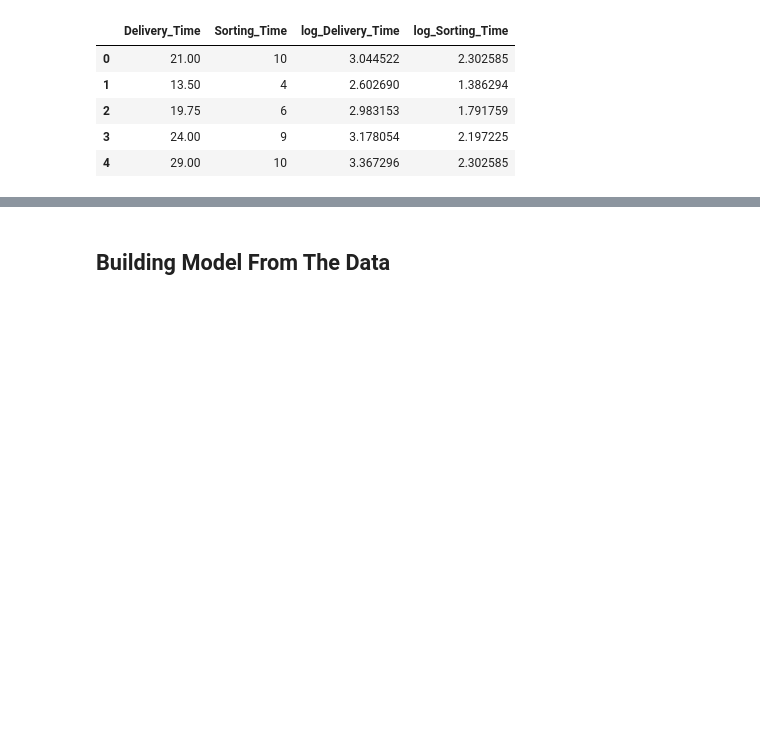
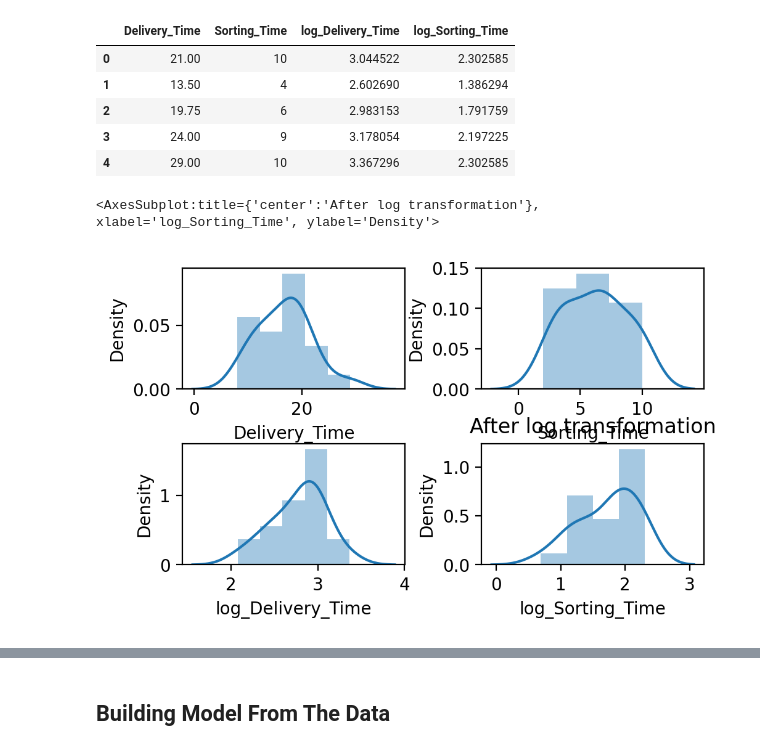
Before and after one commit to kunal-mallick/Data-Science-Assignments, a Jupyter notebook: 04_Simple Linear Regression/Code/Q1.ipynb, the cells around one changed output, grey strips where cells are left out. Drawn from its saved outputs; the diff is of its cells as text; code cells hidden in the pictures; blank space fills up the shorter version.

```diff
--- a/04_Simple Linear Regression/Code/Q1.ipynb
+++ b/04_Simple Linear Regression/Code/Q1.ipynb
@@ -125,3 +125,16 @@ df.head()
 | 2 | 19.75 | 6 | 2.983153 | 1.791759 |
 | 3 | 24.00 | 9 | 3.178054 | 2.197225 |
 | 4 | 29.00 | 10 | 3.367296 | 2.302585 |
+# %%
+fig, ax = plt.subplots(2,2)
+plt.tight_layout()
+
+sns.distplot(df['Delivery_Time'], ax=ax[0,0])
+plt.title(label='Before log transformation')
+sns.distplot(df['Sorting_Time'], ax=ax[0,1])
+sns.distplot(df['log_Delivery_Time'], ax=ax[1,0])
+plt.title(label='After log transformation')
+sns.distplot(df['log_Sorting_Time'], ax=ax[1,1])
+# %% [output]
+<AxesSubplot:title={'center':'After log transformation'}, xlabel='log_Sorting_Time', ylabel='Density'>
+[figure, added]
```
Also changed, not shown: parts of 9 cells of this notebook.
